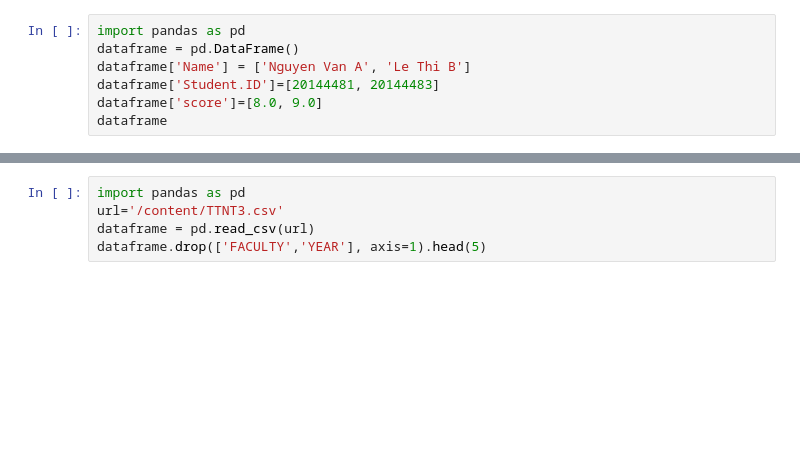
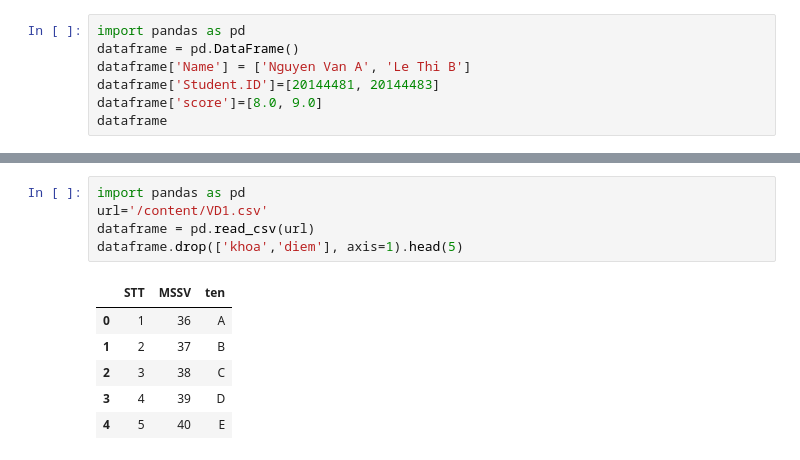
Before and after one commit to VuMaiTuan/20144483-VuMaiTuan, a Jupyter notebook: BUOI1.ipynb, the cells around one changed output, grey strips where cells are left out. Cells and saved outputs as stored; diff of their text form; blank space fills up the shorter version.

```diff
--- a/BUOI1.ipynb
+++ b/BUOI1.ipynb
@@ -65,8 +116,15 @@ dataframe['FACULTY'].value_counts()
 # %%
 import pandas as pd
-url='/content/TTNT3.csv'
+url='/content/VD1.csv'
 dataframe = pd.read_csv(url)
-dataframe.drop(['FACULTY','YEAR'], axis=1).head(5)
+dataframe.drop(['khoa','diem'], axis=1).head(5)
+# %% [output]
+|  | STT | MSSV | ten |
+| 0 | 1 | 36 | A |
+| 1 | 2 | 37 | B |
+| 2 | 3 | 38 | C |
+| 3 | 4 | 39 | D |
+| 4 | 5 | 40 | E |
 # %%
 import pandas as pd
 url = 'http://winterolympicsmedals.com/medals.csv'
```
Also changed, not shown: parts of 12 cells of this notebook.
